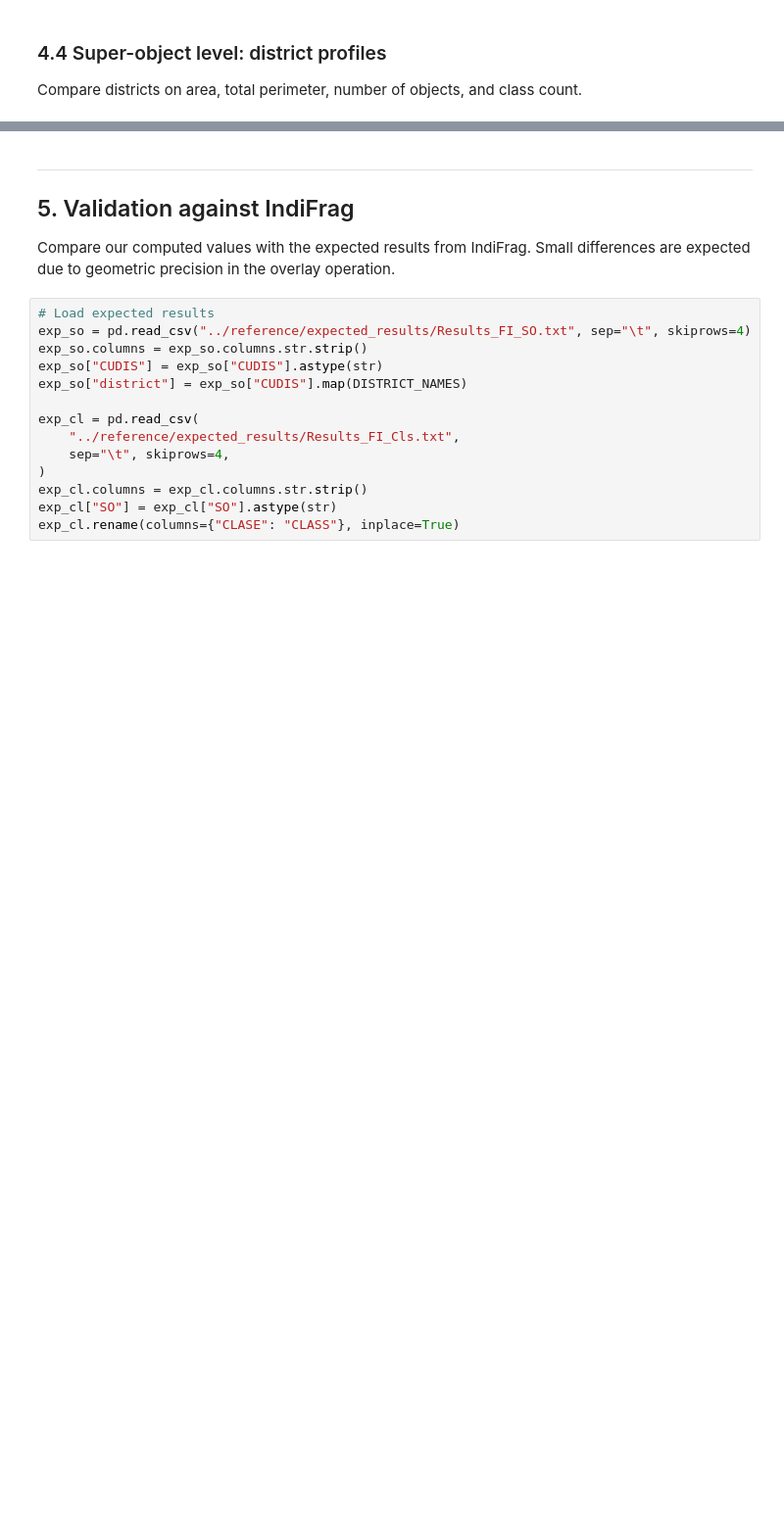
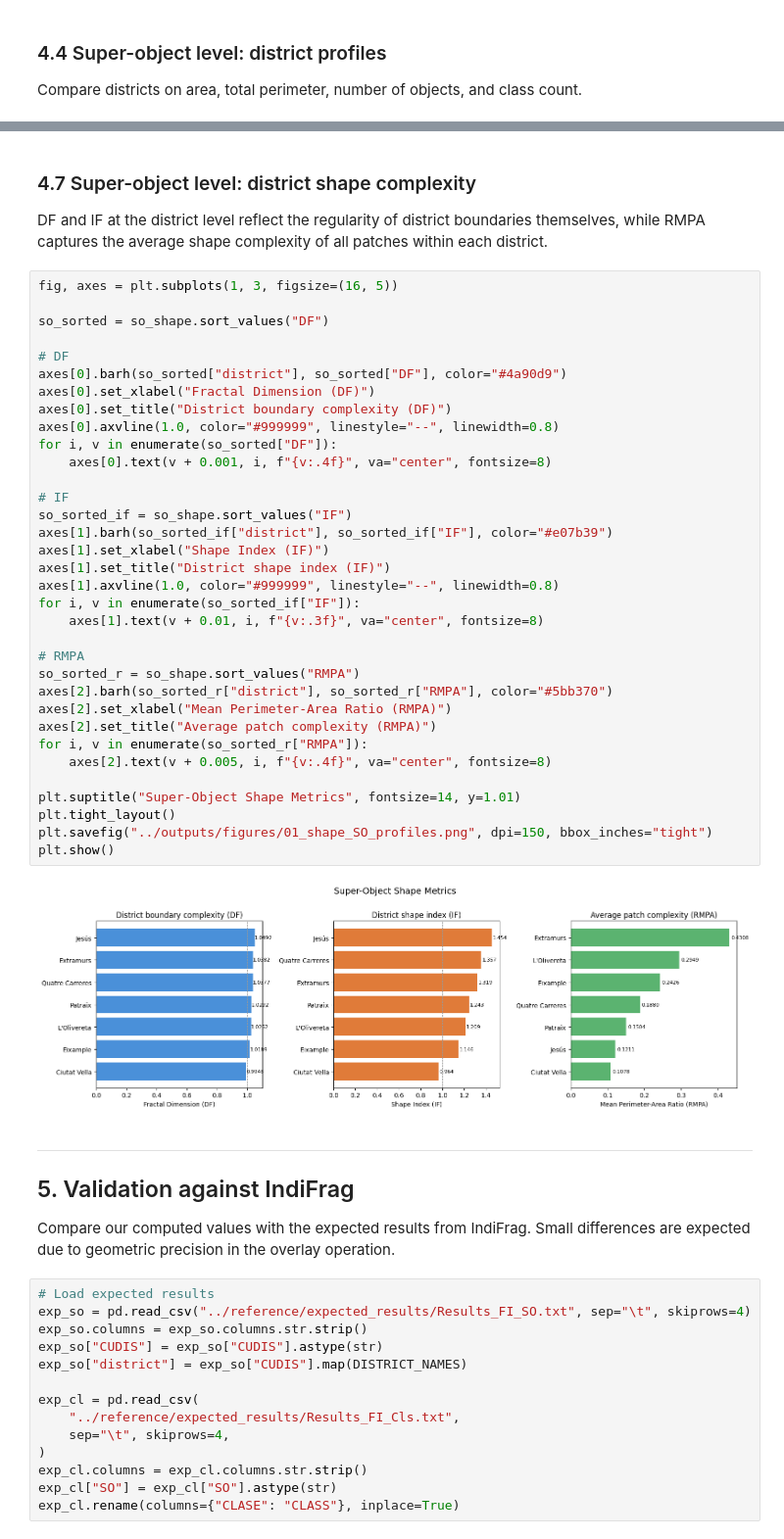
Before and after one commit to Emanuel-Agu/fragmetrics, a Jupyter notebook: notebooks/01_fragmentation_with_SO.ipynb, the cells around one changed output, grey strips where cells are left out. Shown at 98% size. Drawn from its saved outputs; the diff is of its cells as text; blank space fills up the shorter version.

```diff
--- a/notebooks/01_fragmentation_with_SO.ipynb
+++ b/notebooks/01_fragmentation_with_SO.ipynb
@@ -262,3 +417,45 @@ plt.show()
+# %% [markdown]
+### 4.7 Super-object level: district shape complexity
+
+DF and IF at the district level reflect the regularity of district
+boundaries themselves, while RMPA captures the average shape complexity
+of all patches within each district.
+# %%
+fig, axes = plt.subplots(1, 3, figsize=(16, 5))
+
+so_sorted = so_shape.sort_values("DF")
+
+# DF
+axes[0].barh(so_sorted["district"], so_sorted["DF"], color="#4a90d9")
+axes[0].set_xlabel("Fractal Dimension (DF)")
+axes[0].set_title("District boundary complexity (DF)")
+axes[0].axvline(1.0, color="#999999", linestyle="--", linewidth=0.8)
+for i, v in enumerate(so_sorted["DF"]):
+    axes[0].text(v + 0.001, i, f"{v:.4f}", va="center", fontsize=8)
+
+# IF
+so_sorted_if = so_shape.sort_values("IF")
+axes[1].barh(so_sorted_if["district"], so_sorted_if["IF"], color="#e07b39")
+axes[1].set_xlabel("Shape Index (IF)")
+axes[1].set_title("District shape index (IF)")
+axes[1].axvline(1.0, color="#999999", linestyle="--", linewidth=0.8)
+for i, v in enumerate(so_sorted_if["IF"]):
+    axes[1].text(v + 0.01, i, f"{v:.3f}", va="center", fontsize=8)
+
+# RMPA
+so_sorted_r = so_shape.sort_values("RMPA")
+axes[2].barh(so_sorted_r["district"], so_sorted_r["RMPA"], color="#5bb370")
+axes[2].set_xlabel("Mean Perimeter-Area Ratio (RMPA)")
+axes[2].set_title("Average patch complexity (RMPA)")
+for i, v in enumerate(so_sorted_r["RMPA"]):
+    axes[2].text(v + 0.005, i, f"{v:.4f}", va="center", fontsize=8)
+
+plt.suptitle("Super-Object Shape Metrics", fontsize=14, y=1.01)
+plt.tight_layout()
+plt.savefig("../outputs/figures/01_shape_SO_profiles.png", dpi=150, bbox_inches="tight")
+plt.show()
+# %% [output]
+[figure, added]
 # %% [markdown]
 ---
 
```
Also changed, not shown: parts of 19 cells of this notebook, 1 other file.
